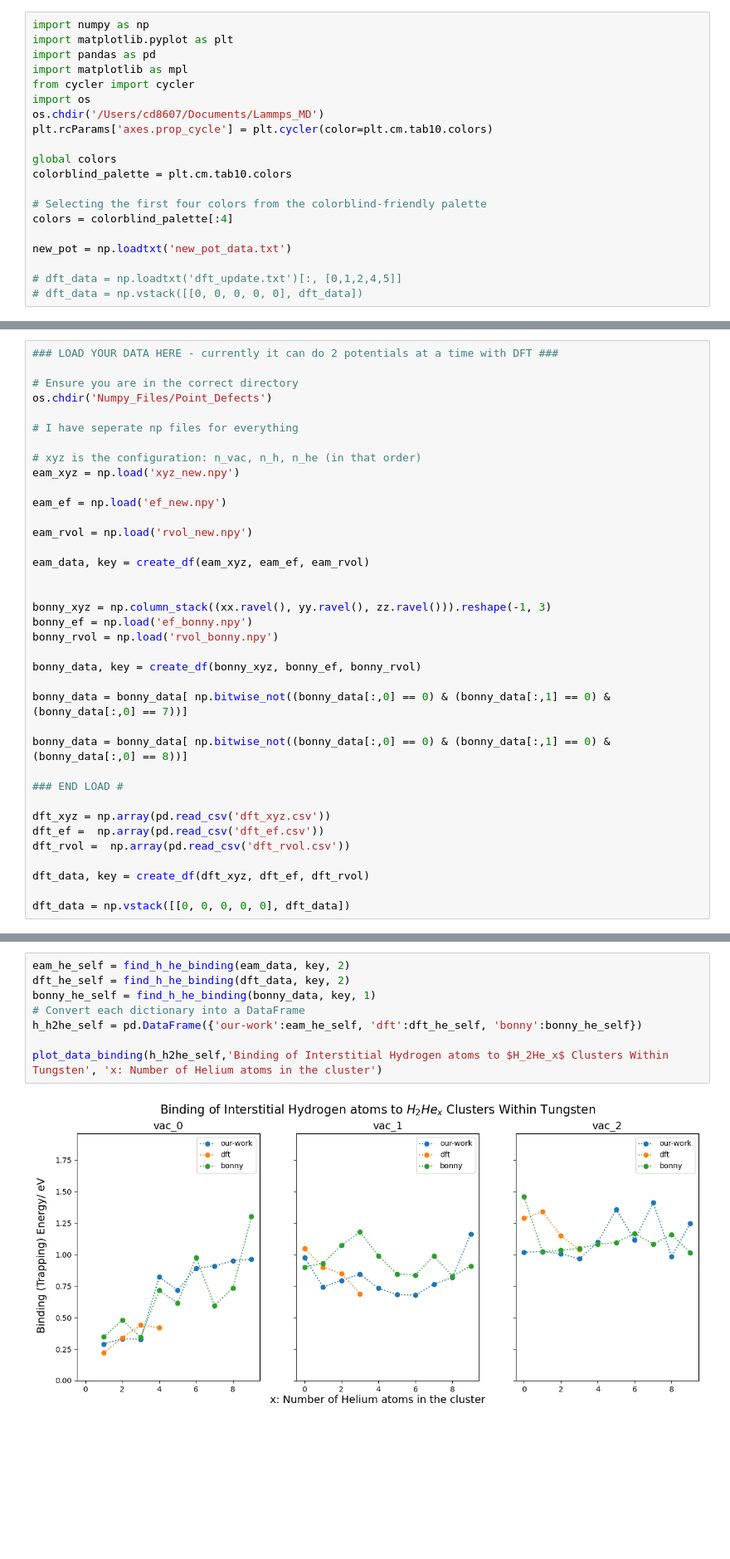
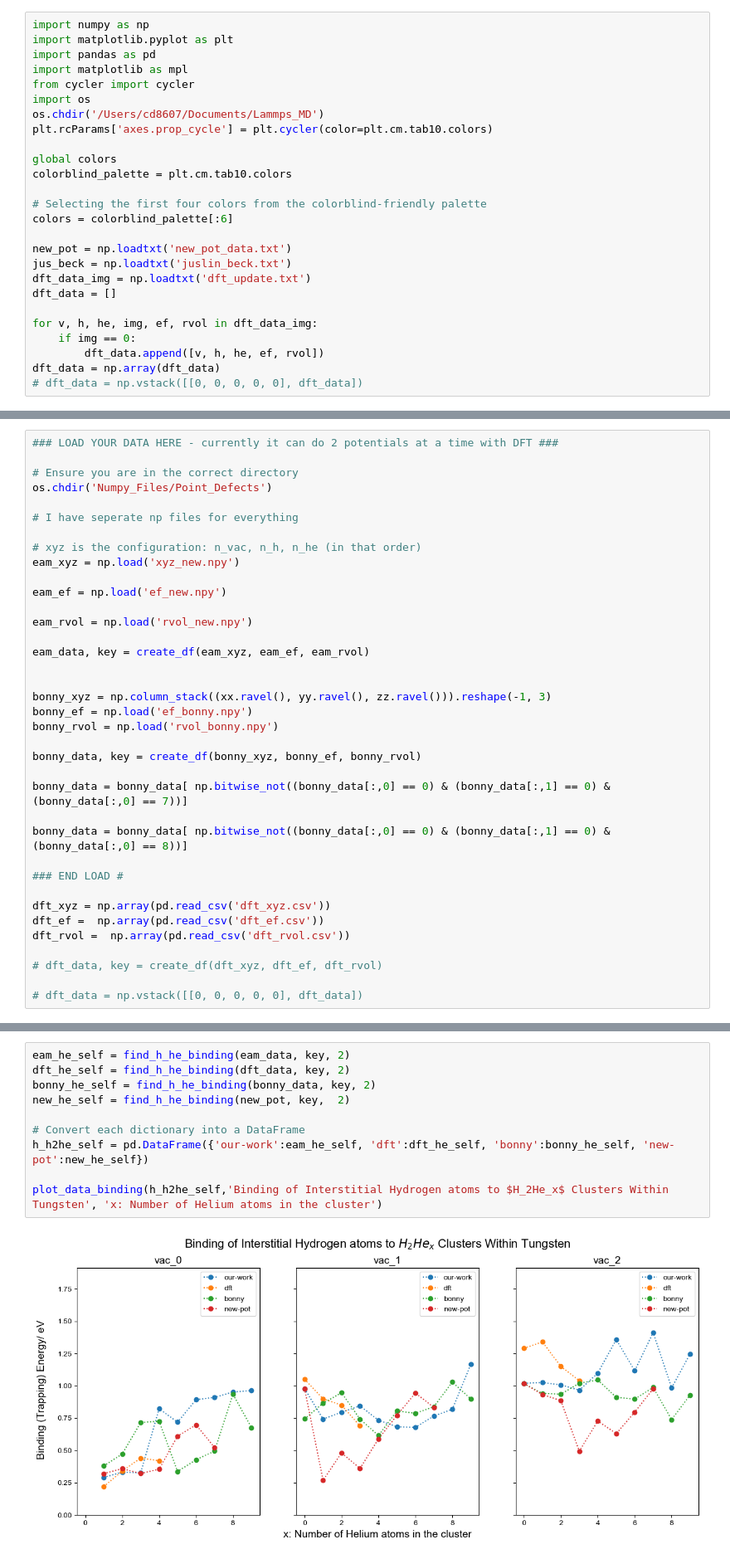
Before and after one commit to Samanyu-T/Lammps_MD, a Jupyter notebook: Jupyter_Notebooks/Plot_Binding_Energies.ipynb, the cells around one changed output, grey strips where cells are left out. Shown at 83% size. Drawn from its saved outputs; the diff is of its cells as text; blank space fills up the shorter version.

```diff
--- a/Jupyter_Notebooks/Plot_Binding_Energies.ipynb
+++ b/Jupyter_Notebooks/Plot_Binding_Energies.ipynb
@@ -12,11 +12,17 @@ global colors
 colorblind_palette = plt.cm.tab10.colors
 
 # Selecting the first four colors from the colorblind-friendly palette
-colors = colorblind_palette[:4]
+colors = colorblind_palette[:6]
 
 new_pot = np.loadtxt('new_pot_data.txt')
+jus_beck = np.loadtxt('juslin_beck.txt')
+dft_data_img = np.loadtxt('dft_update.txt')
+dft_data = []
 
-# dft_data = np.loadtxt('dft_update.txt')[:, [0,1,2,4,5]]
+for v, h, he, img, ef, rvol in dft_data_img:
+    if img == 0:
+        dft_data.append([v, h, he, ef, rvol])
+dft_data = np.array(dft_data)
 # dft_data = np.vstack([[0, 0, 0, 0, 0], dft_data])
 # %%
 x = np.arange(3)
@@ -78,9 +84,9 @@ dft_xyz = np.array(pd.read_csv('dft_xyz.csv'))
 dft_ef =  np.array(pd.read_csv('dft_ef.csv'))
 dft_rvol =  np.array(pd.read_csv('dft_rvol.csv'))
 
-dft_data, key = create_df(dft_xyz, dft_ef, dft_rvol)
+# dft_data, key = create_df(dft_xyz, dft_ef, dft_rvol)
 
-dft_data = np.vstack([[0, 0, 0, 0, 0], dft_data])
+# dft_data = np.vstack([[0, 0, 0, 0, 0], dft_data])
 # %% [output]
 [[0.00000000e+00 0.00000000e+00 0.00000000e+00 1.96602587e-03
   0.00000000e+00]
@@ -360,13 +392,15 @@ plot_data_rvol(h_h1he_self,'Relaxation Volumes of $HHe_x$ Clusters Within Tungst
 # %%
 eam_he_self = find_h_he_binding(eam_data, key, 2)
 dft_he_self = find_h_he_binding(dft_data, key, 2)
-bonny_he_self = find_h_he_binding(bonny_data, key, 1)
+bonny_he_self = find_h_he_binding(bonny_data, key, 2)
+new_he_self = find_h_he_binding(new_pot, key,  2)
+
 # Convert each dictionary into a DataFrame
-h_h2he_self = pd.DataFrame({'our-work':eam_he_self, 'dft':dft_he_self, 'bonny':bonny_he_self})
+h_h2he_self = pd.DataFrame({'our-work':eam_he_self, 'dft':dft_he_self, 'bonny':bonny_he_self, 'new-pot':new_he_self})
 
 plot_data_binding(h_h2he_self,'Binding of Interstitial Hydrogen atoms to $H_2He_x$ Clusters Within Tungsten', 'x: Number of Helium atoms in the cluster')
 # %% [output]
-[figure, old version]
+[figure, new version]
 # %%
 plot_data_rvol(h_h2he_self,'Relaxation Volumes of $H_2He_x$ Clusters Within Tungsten', 'x: Number of Helium atoms in the cluster')
 # %% [output]
```
Also changed, not shown: parts of 12 cells of this notebook, 10 other files.
